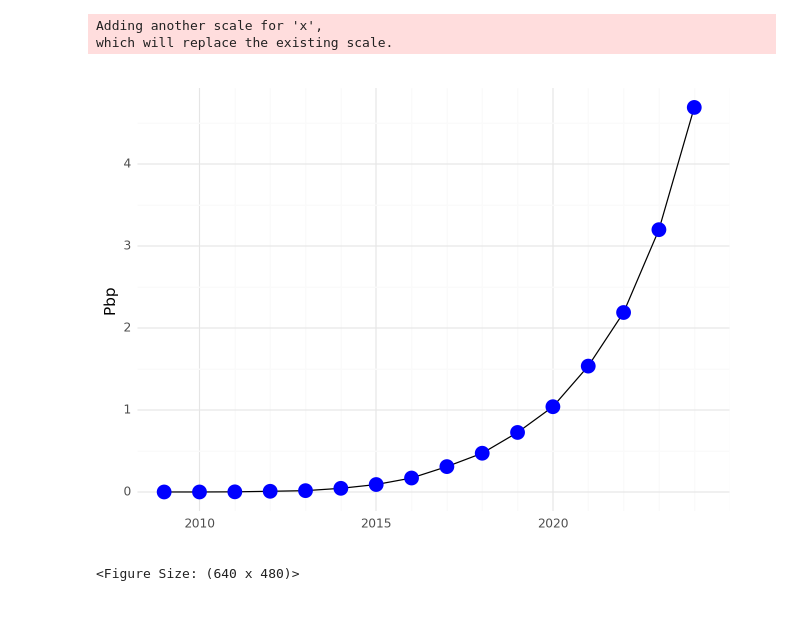
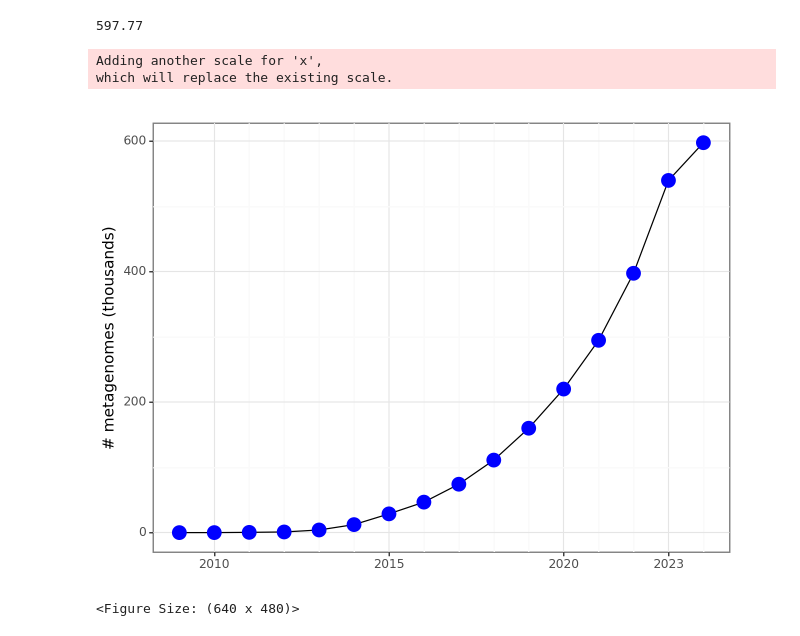
Before and after one commit to wwood/sandpiper, a Jupyter notebook: growth_over_time.ipynb, the cells around one changed output. Cells and saved outputs as stored; diff of their text form; code cells hidden in the pictures.

```diff
--- a/growth_over_time.ipynb
+++ b/growth_over_time.ipynb
@@ -3,9 +3,9 @@ import polars as pl
 from plotnine import *
 # %%
 # cat shotgun_sra_20231208/* |jq -r '[.acc,.releasedate,.mbases,.organism] |@csv' |pigz >sra_metadata/sra_metadata_20230915.some_columns.csv.gz
-# df = pl.read_csv('sra_metadata/sra_metadata_20240110.some_columns.csv.gz', has_header=False)
-df = pl.read_csv('sra_metadata/sra_metadata_20250220.some_columns.csv.gz', has_header=False)
-df.columns = ['acc','releasedate','mbases','mbytes']
+# (miniforge3)cl5n006:20241101:~/git/sandpiper$ cat ~/m/big_data_microbiome/14_sra_metadata_20240520/shotgun_sra_20240523/* |jq -r '[.acc,.releasedate,.mbases,.organism] |@csv' |pigz >sra_metadata/shotgun_sra_20240523.some_columns.csv.gz
+df = pl.read_csv('sra_metadata/shotgun_sra_20240523.some_columns.csv.gz', has_header=False)
+df.columns = ['acc','releasedate','mbases','organism']
 df[:4]
 # %% [output]
 shape: (4, 4)
@@ -70,9 +76,15 @@ ggplot(perm_month_cumulative, aes(x='date', y='Gbp'))+geom_line()+geom_point(siz
 <Figure Size: (640 x 480)>
 # %%
 per_year = df.with_columns(pl.col('releasedate').dt.year().alias('date')).group_by('date').agg(pl.sum('mbases').alias('Gbp') / 1_000)
-perm_year_cumulative = per_year.sort('date').with_columns(pl.col('Gbp').cum_sum())
-perm_year_cumulative = perm_year_cumulative.with_columns((pl.col('Gbp') / 1000).alias('Tbp'))
-ggplot(perm_year_cumulative, xlab='', aes(x='date', y='Tbp'))+geom_line()+geom_point(size=5, colour='blue')+xlim([2012,max(per_year['date'])])+theme_bw()+geom_hline(yintercept=1287,colour='red')+scale_x_continuous(
+per_year_count = df.with_columns(pl.col('releasedate').dt.year().alias('date')).group_by('date').len()
+per_year = per_year.join(per_year_count, on='date')
+per_year_cumulative = per_year.sort('date').with_columns([
+    pl.col('Gbp').cum_sum(),
+    pl.col('len').cum_sum()
+])
+per_year_cumulative = per_year_cumulative.with_columns((pl.col('Gbp') / 1000).alias('Tbp'))
+print(per_year_cumulative.head(3))
+ggplot(per_year_cumulative, aes(x='date', y='Tbp'))+geom_line()+geom_point(size=5, colour='blue')+xlim([2012,max(per_year['date'])])+theme_bw()+geom_hline(yintercept=1287,colour='red')+scale_x_continuous(
     breaks=range(2010,max(per_year['date'])+1,5),
     minor_breaks=range(2010,max(per_year['date'])+1,1))
 # %% [output]
@@ -80,13 +113,15 @@ SyntaxError: positional argument follows keyword argument (3254856371.py, line 4
 # %%
-per_year = df.with_columns(pl.col('releasedate').dt.year().alias('date')).group_by('date').agg(pl.sum('mbases').alias('Gbp') / 1_000)
-perm_year_cumulative = per_year.sort('date').with_columns(pl.col('Gbp').cum_sum())
-perm_year_cumulative = perm_year_cumulative.with_columns((pl.col('Gbp') / 1000_000).alias('Pbp'))
-
-ggplot(perm_year_cumulative.filter(pl.col('date')<2025), aes(x='date', y='Pbp'))+geom_line()+geom_point(size=5, colour='blue')+xlim([2012,max(per_year['date'])])+theme_bw()+scale_x_continuous(
-    breaks=range(2010,max(per_year['date'])+1,5),
-    minor_breaks=range(2010,max(per_year['date'])+1,1))+theme_minimal()+xlab('')
+per_year_cumulative = per_year_cumulative.with_columns(pl.col('len').alias('thousands of metagenomes')/1000)
+print(per_year_cumulative.select(pl.col('thousands of metagenomes').max())[0,0])
+p = ggplot(per_year_cumulative, aes(x='date', y='thousands of metagenomes'))+geom_line()+geom_point(size=5, colour='blue')+xlim([2012,max(per_year['date'])])+theme_bw()+scale_x_continuous(
+    breaks=list(range(2010,max(per_year['date'])+1,5))+[2023],
+    minor_breaks=range(2010,max(per_year['date'])+1,1))+\
+    theme(axis_title_x=element_blank())+ylab('# metagenomes (thousands)')
+p.save('metagenome_count_per_year.png', height=3, width=4)
+p
 # %% [output]
-Adding another scale for 'x',
-which will replace the existing scale.
+597.77
+Adding another scale for 'x',
+which will replace the existing scale.
-[figure, old version]
+[figure, new version]
-<Figure Size: (640 x 480)>
+<Figure Size: (640 x 480)>
```
Also changed, not shown: parts of 15 cells of this notebook, 55 other files.
